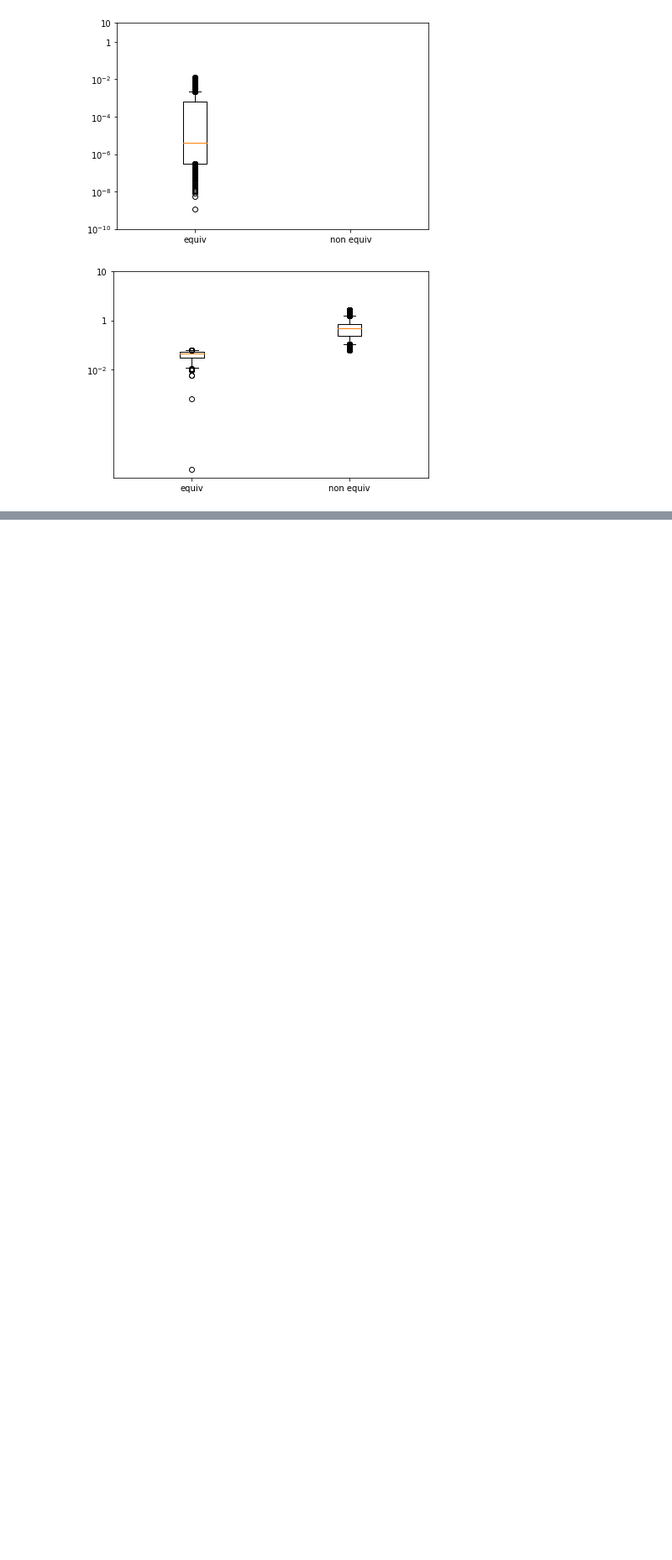
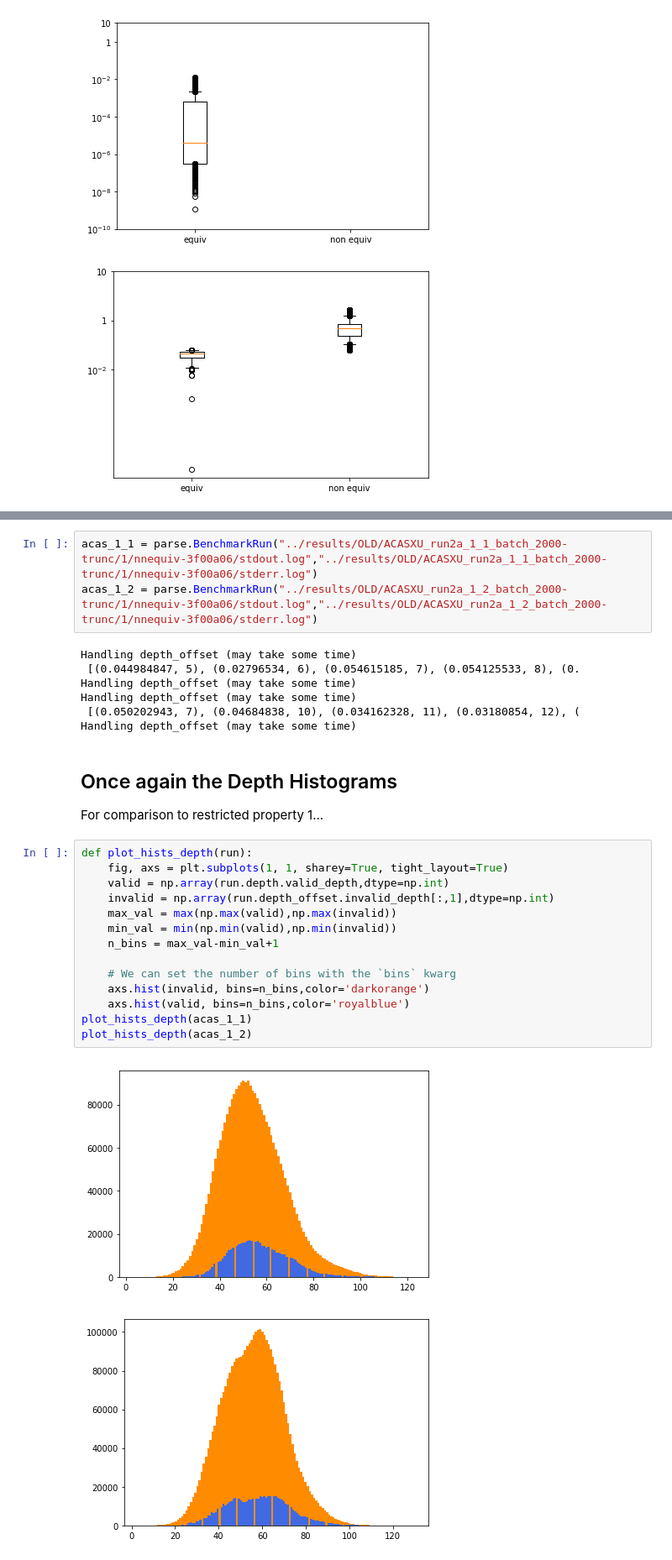
Before and after one commit to samysweb/nnequiv-experiments, a Jupyter notebook: analysis/Zonotope_Analysis.ipynb, the cells around one changed output, grey strips where cells are left out. Shown at 84% size. Drawn from its saved outputs; the diff is of its cells as text; blank space fills up the shorter version.

```diff
--- a/analysis/Zonotope_Analysis.ipynb
+++ b/analysis/Zonotope_Analysis.ipynb
@@ -63,0 +72,30 @@ Max: 1.6747442483901978
+# %%
+acas_1_1 = parse.BenchmarkRun("../results/OLD/ACASXU_run2a_1_1_batch_2000-trunc/1/nnequiv-3f00a06/stdout.log","../results/OLD/ACASXU_run2a_1_1_batch_2000-trunc/1/nnequiv-3f00a06/stderr.log")
+acas_1_2 = parse.BenchmarkRun("../results/OLD/ACASXU_run2a_1_2_batch_2000-trunc/1/nnequiv-3f00a06/stdout.log","../results/OLD/ACASXU_run2a_1_2_batch_2000-trunc/1/nnequiv-3f00a06/stderr.log")
+# %% [output]
+Handling depth_offset (may take some time)
+ [(0.044984847, 5), (0.02796534, 6), (0.054615185, 7), (0.054125533, 8), (0.
+Handling depth_offset (may take some time)
+Handling depth_offset (may take some time)
+ [(0.050202943, 7), (0.04684838, 10), (0.034162328, 11), (0.03180854, 12), (
+Handling depth_offset (may take some time)
+# %% [markdown]
+## Once again the Depth Histograms
+For comparison to restricted property 1...
+# %%
+def plot_hists_depth(run):
+    fig, axs = plt.subplots(1, 1, sharey=True, tight_layout=True)
+    valid = np.array(run.depth.valid_depth,dtype=np.int)
+    invalid = np.array(run.depth_offset.invalid_depth[:,1],dtype=np.int)
+    max_val = max(np.max(valid),np.max(invalid))
+    min_val = min(np.min(valid),np.min(invalid))
+    n_bins = max_val-min_val+1
+
+    # We can set the number of bins with the `bins` kwarg
+    axs.hist(invalid, bins=n_bins,color='darkorange')
+    axs.hist(valid, bins=n_bins,color='royalblue')
+plot_hists_depth(acas_1_1)
+plot_hists_depth(acas_1_2)
+# %% [output]
+[figure, added]
+[figure, added]
```
Also changed, not shown: parts of 7 cells of this notebook, 1 other file.
